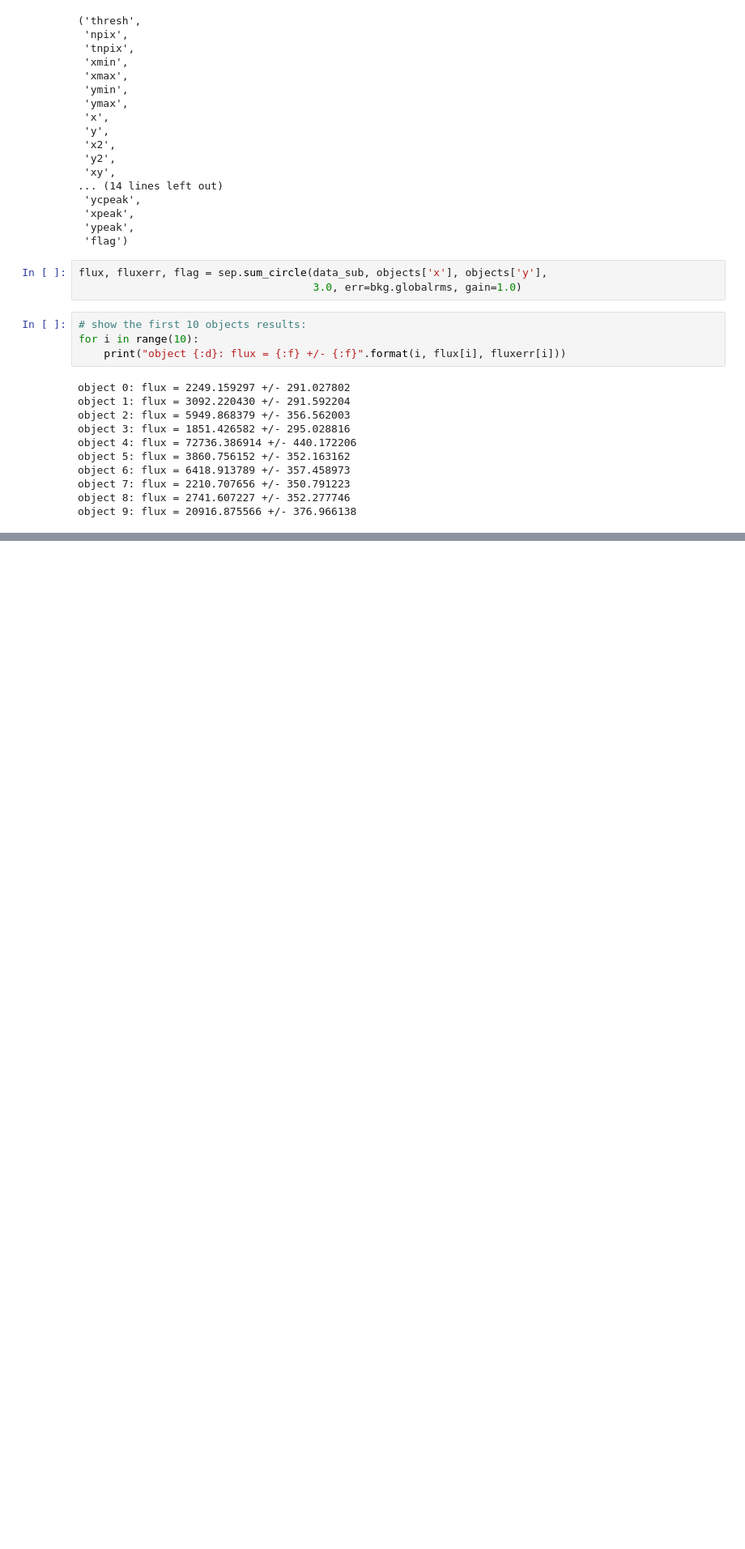
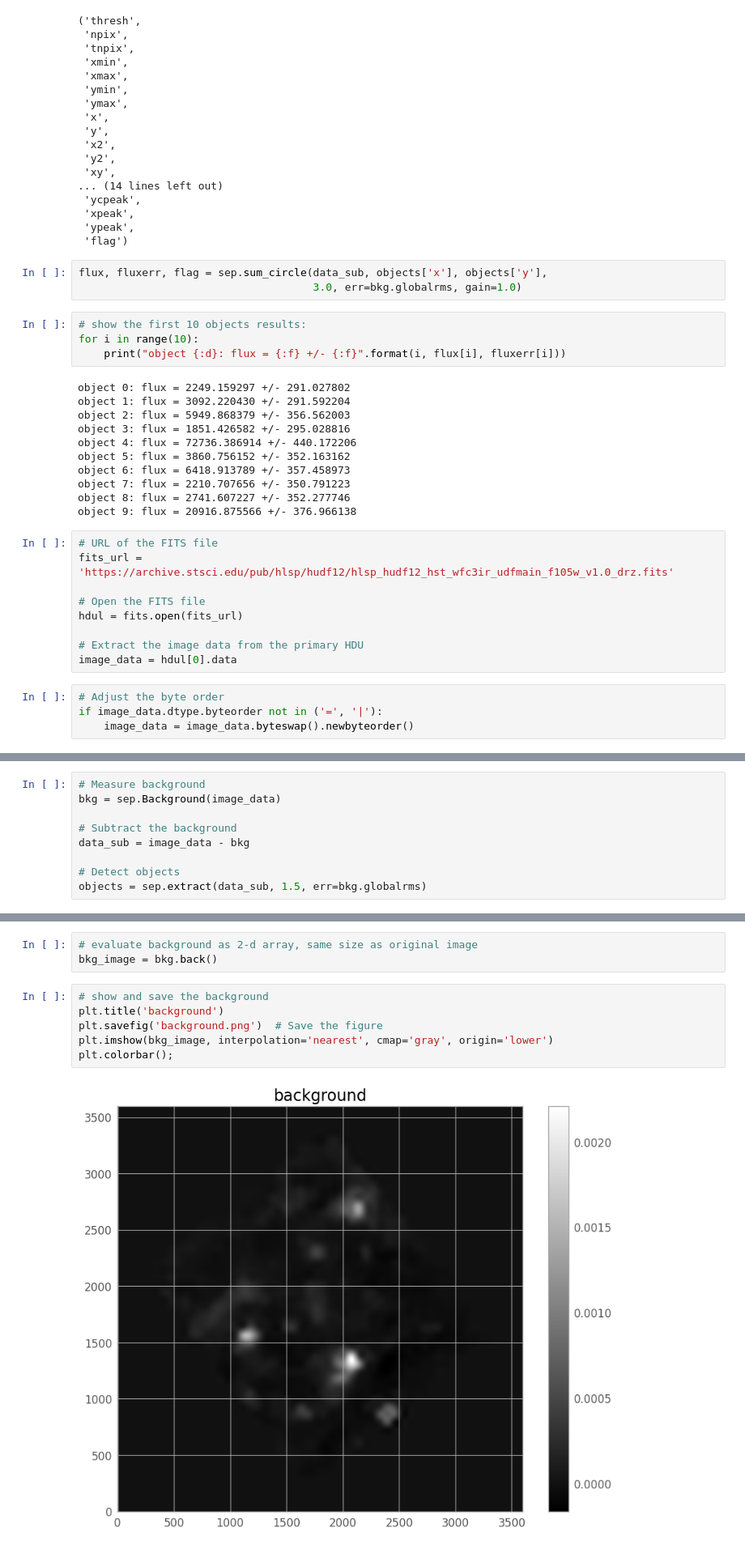
Before and after one commit to krannberry/astr-19, a Jupyter notebook: Final_Part_1.ipynb, the cells around one changed output, grey strips where cells are left out. Shown at 81% size. Drawn from its saved outputs; the diff is of its cells as text; blank space fills up the shorter version.

```diff
--- a/Final_Part_1.ipynb
+++ b/Final_Part_1.ipynb
@@ -167,3 +187,16 @@ object 6: flux = 6418.913789 +/- 357.458973
 object 7: flux = 2210.707656 +/- 350.791223
 object 8: flux = 2741.607227 +/- 352.277746
 object 9: flux = 20916.875566 +/- 376.966138
+# %%
+# URL of the FITS file
+fits_url = 'https://archive.stsci.edu/pub/hlsp/hudf12/hlsp_hudf12_hst_wfc3ir_udfmain_f105w_v1.0_drz.fits'
+
+# Open the FITS file
+hdul = fits.open(fits_url)
+
+# Extract the image data from the primary HDU
+image_data = hdul[0].data
+# %%
+# Adjust the byte order
+if image_data.dtype.byteorder not in ('=', '|'):
+    image_data = image_data.byteswap().newbyteorder()
@@ -169,0 +236,9 @@ object 9: flux = 20916.875566 +/- 376.966138
+# %%
+# Measure background
+bkg = sep.Background(image_data)
+
+# Subtract the background
+data_sub = image_data - bkg
+
+# Detect objects
+objects = sep.extract(data_sub, 1.5, err=bkg.globalrms)
@@ -169,0 +252,11 @@ object 9: flux = 20916.875566 +/- 376.966138
+# %%
+# evaluate background as 2-d array, same size as original image
+bkg_image = bkg.back()
+# %%
+# show and save the background
+plt.title('background')
+plt.savefig('background.png')  # Save the figure
+plt.imshow(bkg_image, interpolation='nearest', cmap='gray', origin='lower')
+plt.colorbar();
+# %% [output]
+[figure, added]
```
Also changed, not shown: parts of 31 cells of this notebook.
